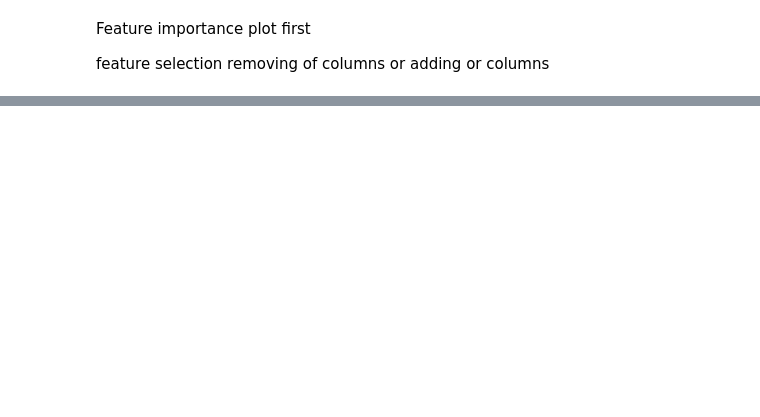
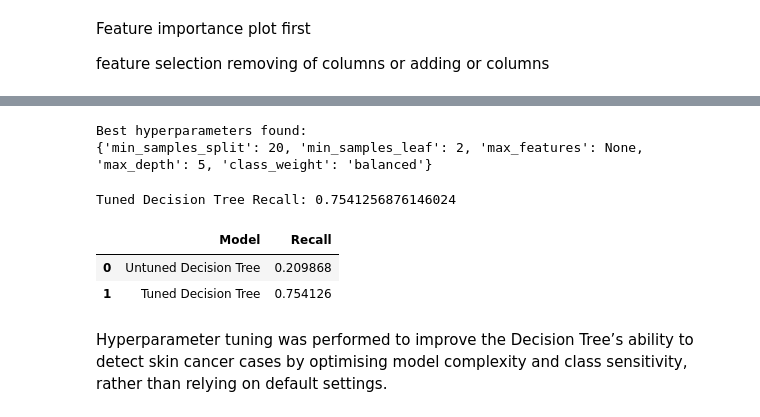
Before and after one commit to ImranHasyim/mldp, a Jupyter notebook: code.ipynb, the cells around one changed output, grey strips where cells are left out. Cells and saved outputs as stored; diff of their text form; code cells hidden in the pictures; blank space fills up the shorter version.

```diff
--- a/code.ipynb
+++ b/code.ipynb
@@ -748,0 +917,15 @@ feature selection removing of columns or adding or columns
+# %%
+dt = DecisionTreeClassifier(random_state=42)
+
+random_search = RandomizedSearchCV(
+    estimator=dt,
+    param_distributions=param_dist,
+    n_iter=30,                 # number of random combinations tested
+    scoring='recall',          # PRIMARY METRIC
+    cv=5,                      # 5-fold cross-validation
+    random_state=42,
+    n_jobs=-1,
+    verbose=1
+)
+# %%
+random_search.fit(X_train, y_train)
@@ -748,0 +943,33 @@ feature selection removing of columns or adding or columns
+# %%
+best_dt = random_search.best_estimator_
+
+print("Best hyperparameters found:")
+print(random_search.best_params_)
+# %% [output]
+Best hyperparameters found:
+{'min_samples_split': 20, 'min_samples_leaf': 2, 'max_features': None, 'max_depth': 5, 'class_weight': 'balanced'}
+# %%
+# Predictions from tuned model
+y_pred_tuned = best_dt.predict(X_test)
+
+# Recall
+recall_tuned = recall_score(y_test, y_pred_tuned)
+
+print("Tuned Decision Tree Recall:", recall_tuned)
+# %% [output]
+Tuned Decision Tree Recall: 0.7541256876146024
+# %%
+import pandas as pd
+
+comparison = pd.DataFrame({
+    'Model': ['Untuned Decision Tree', 'Tuned Decision Tree'],
+    'Recall': [recall_original, recall_tuned]
+})
+
+comparison
+# %% [output]
+|  | Model | Recall |
+| 0 | Untuned Decision Tree | 0.209868 |
+| 1 | Tuned Decision Tree | 0.754126 |
+# %% [markdown]
+Hyperparameter tuning was performed to improve the Decision Tree’s ability to detect skin cancer cases by optimising model complexity and class sensitivity, rather than relying on default settings.
```
Also changed, not shown: parts of 18 cells of this notebook.
